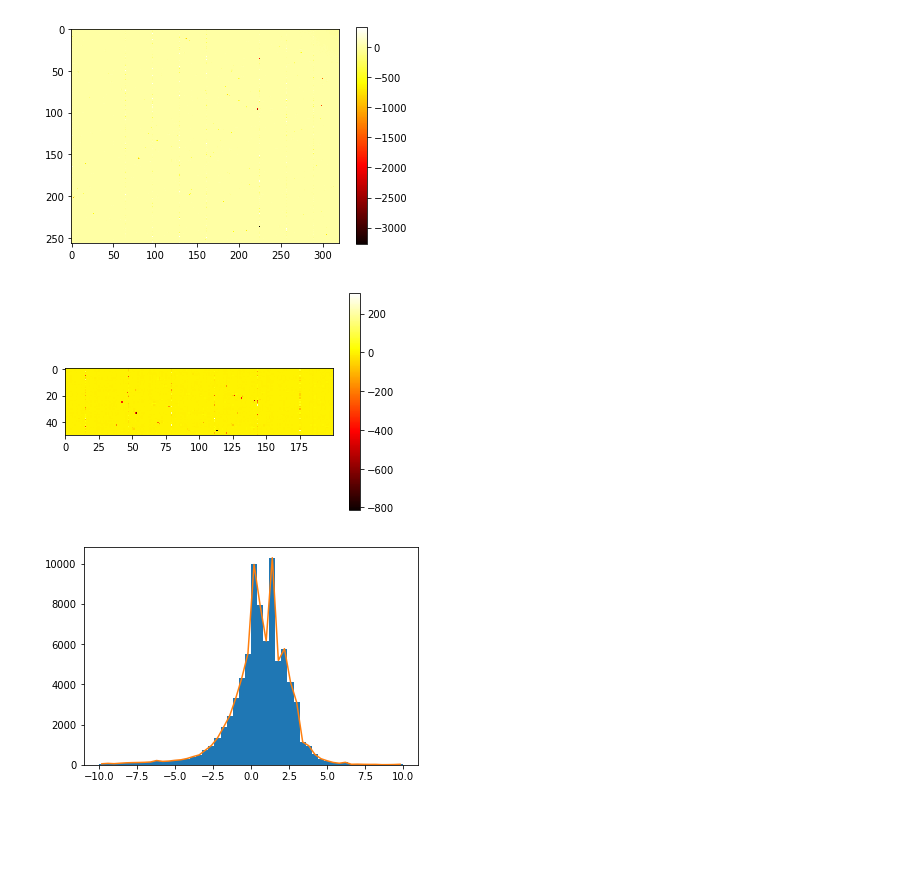
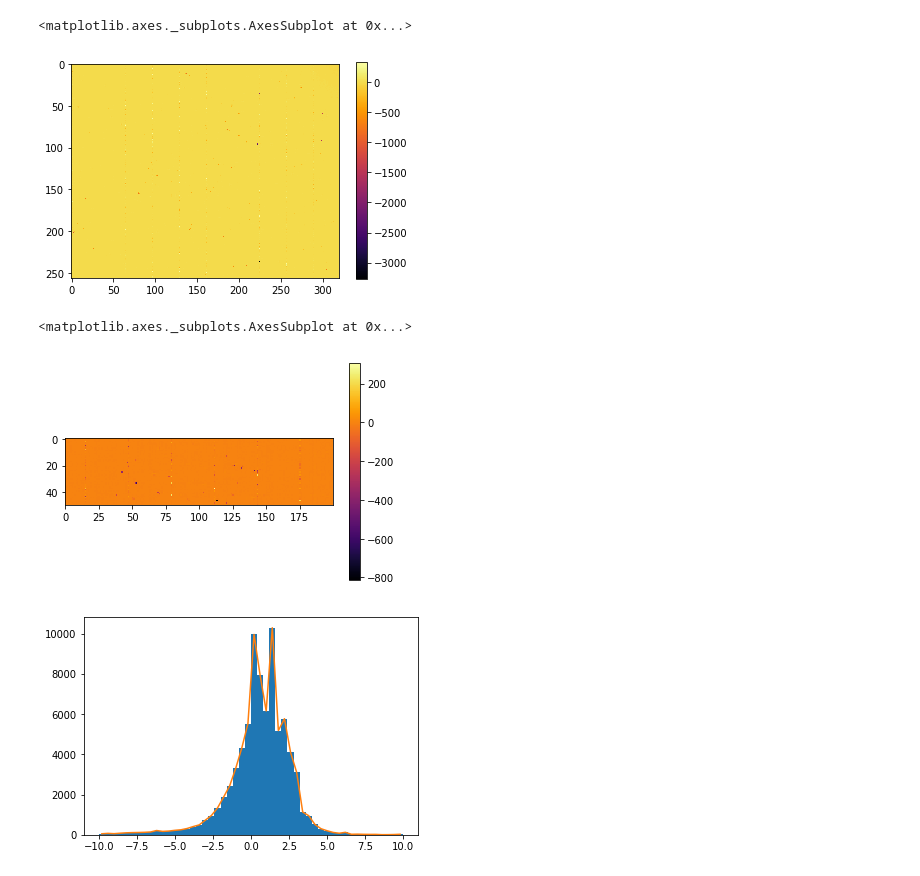
Before and after one commit to psmd-iberutaru/IfA-Smeargle, a Jupyter notebook: Testing.ipynb, the cells around one changed output. Drawn from its saved outputs; the diff is of its cells as text; code cells hidden in the pictures; blank space fills up the shorter version.

```diff
--- a/Testing.ipynb
+++ b/Testing.ipynb
@@ -14,22 +14,26 @@ import IfA_Smeargle as ifa
 # %%
 fits,header,data = ifa.hotel.open_fits_file("190510_T40K_2hrdark_2.5VdetBias_up_16avg_GN_CDS_ADU_per_ksec.fits")
 # %%
-plt.imshow(data, cmap='hot')
-plt.colorbar()
-plt.show()
+fig, ax = plt.subplots(1, 1)
+ifa.hotel.plot_array_heatmap_image(data,figure_axes=ax)
+
+#plt.imshow(data, cmap='hot')
+#plt.colorbar()
+#plt.show()
 # %% [output]
+<matplotlib.axes._subplots.AxesSubplot at 0x...>
-[figure, old version]
+[figure, new version]
 # %%
 x_bounds = [50,250]
 y_bounds = [100,150]
 
 sub_data = ifa.hotel.extract_subarray(data,x_bounds,y_bounds)
 
-plt.imshow(sub_data, cmap='hot')
-plt.colorbar()
-plt.show()
+fig2, ax2 = plt.subplots(1, 1)
+ifa.hotel.plot_array_heatmap_image(sub_data,figure_axes=ax2)
 # %% [output]
+<matplotlib.axes._subplots.AxesSubplot at 0x...>
-[figure, old version]
+[figure, new version]
 # %%
 hist_data = plt.hist(data.flatten(),bins=50,range=(-10,10))
 
```
Also changed, not shown: parts of 1 cell of this notebook, 8 other files.
